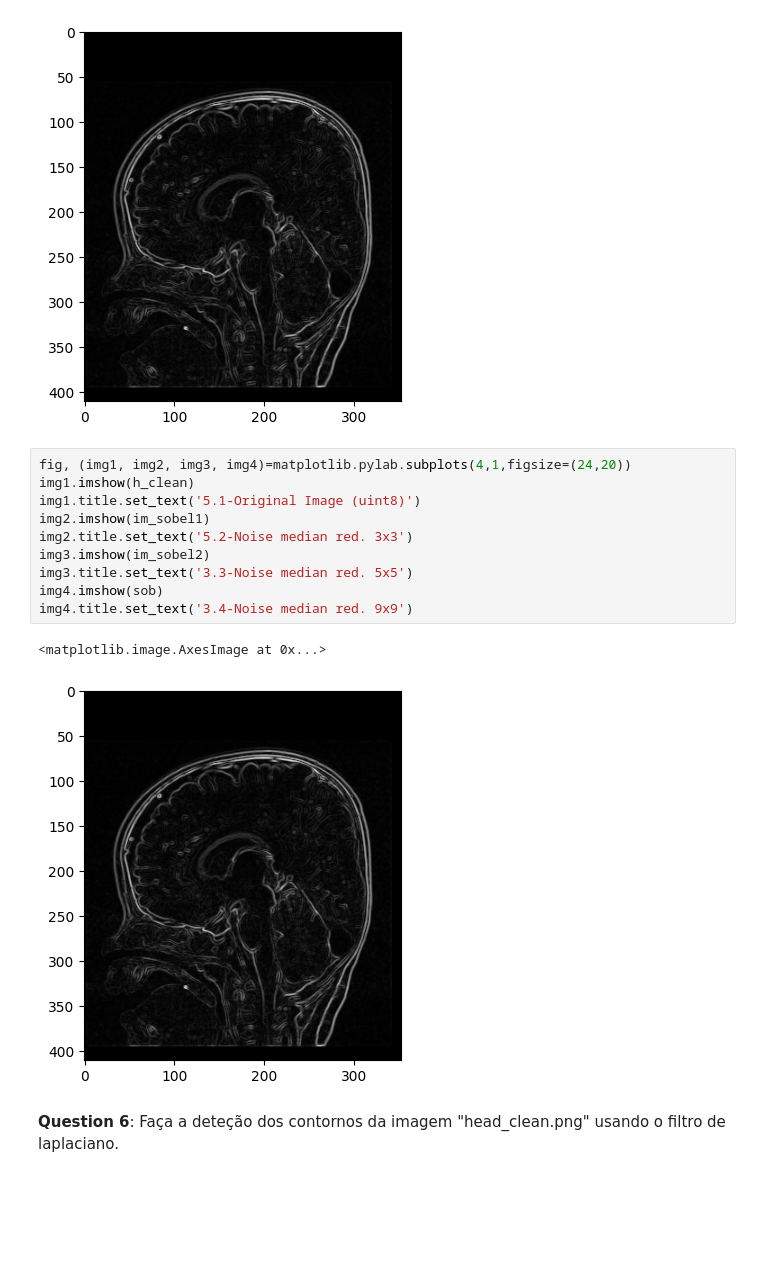
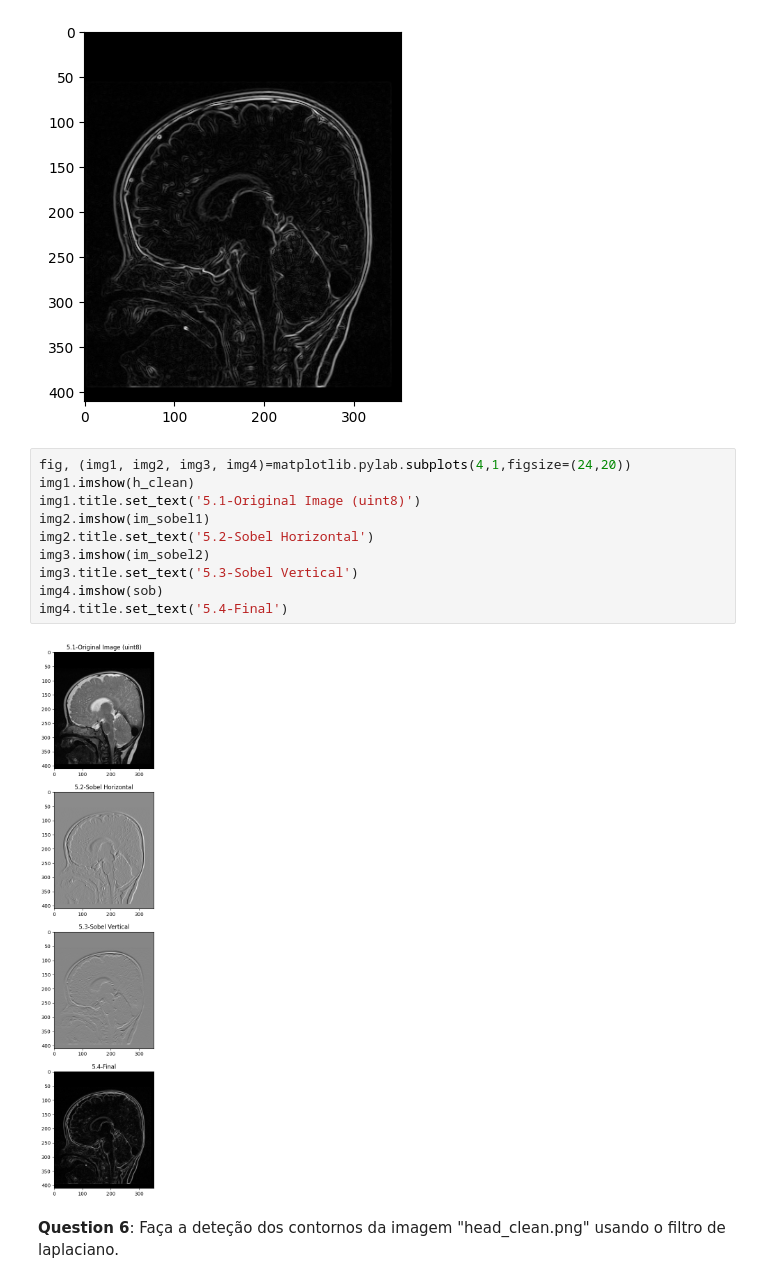
Before and after one commit to a20871/PIB, a Jupyter notebook: Worksheet 3.ipynb, the cells around one changed output. Cells and saved outputs as stored; diff of their text form; blank space fills up the shorter version.

```diff
--- a/Worksheet 3.ipynb
+++ b/Worksheet 3.ipynb
@@ -293,15 +293,14 @@ imshow(sob)
 # %%
 fig, (img1, img2, img3, img4)=matplotlib.pylab.subplots(4,1,figsize=(24,20))
 img1.imshow(h_clean)
 img1.title.set_text('5.1-Original Image (uint8)')
 img2.imshow(im_sobel1)
-img2.title.set_text('5.2-Noise median red. 3x3')
+img2.title.set_text('5.2-Sobel Horizontal')
 img3.imshow(im_sobel2)
-img3.title.set_text('3.3-Noise median red. 5x5')
+img3.title.set_text('5.3-Sobel Vertical')
 img4.imshow(sob)
-img4.title.set_text('3.4-Noise median red. 9x9')
+img4.title.set_text('5.4-Final')
 # %% [output]
-<matplotlib.image.AxesImage at 0x...>
-[figure, old version]
+[figure, new version]
 # %% [markdown]
 **Question 6**: Faça a deteção dos contornos da imagem "head_clean.png" usando o filtro de laplaciano.
```
Also changed, not shown: parts of 3 cells of this notebook.
